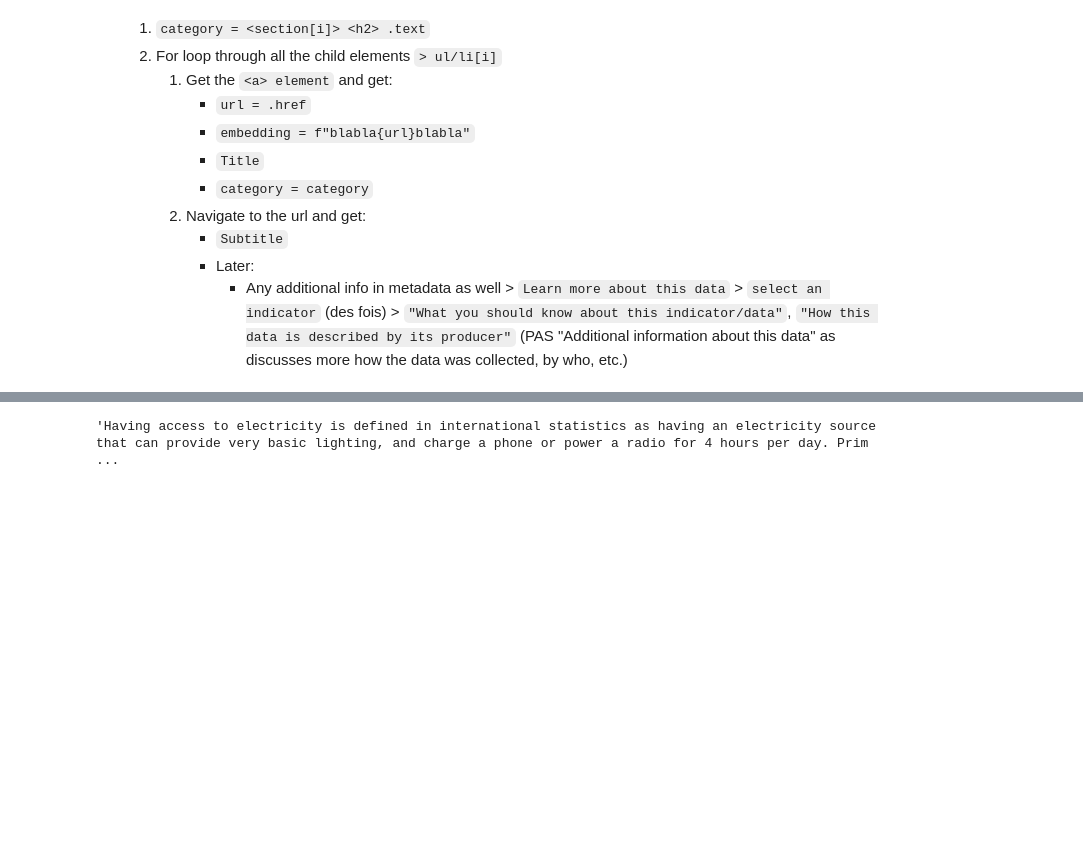
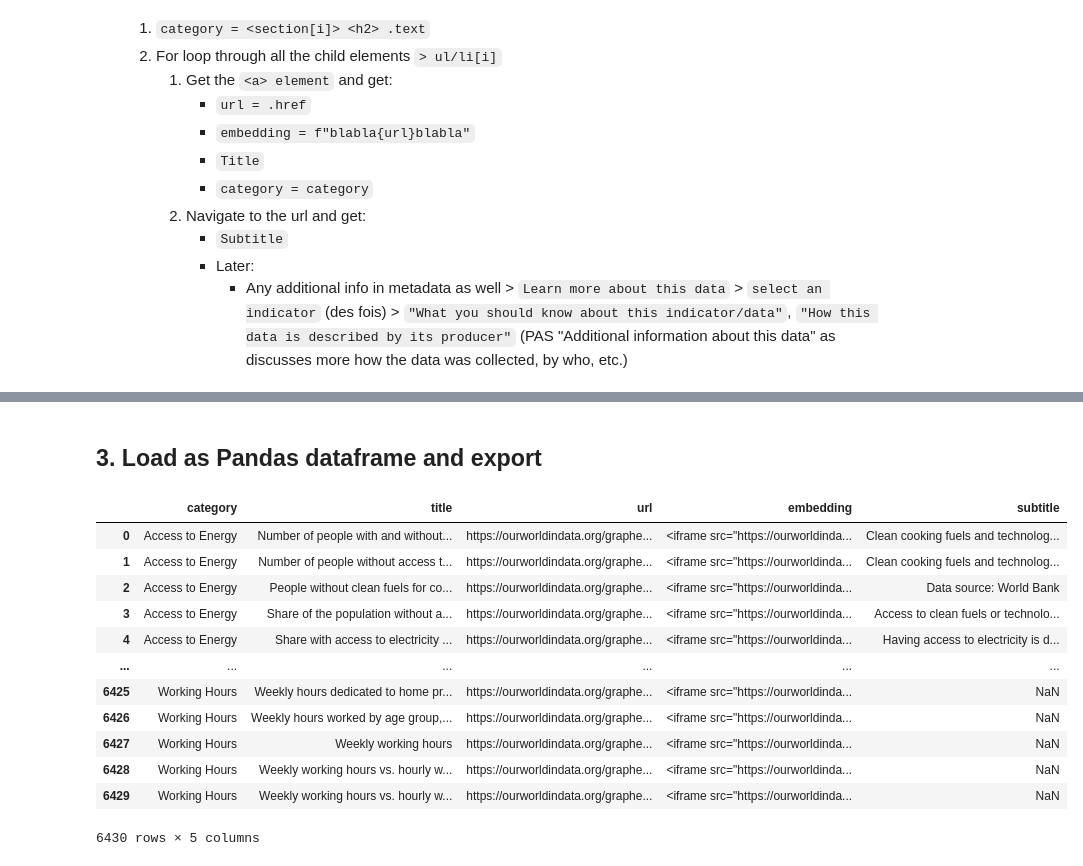
Before and after one commit to dorabijvoet/climate-question-answering, a Jupyter notebook: scraping/scraping_owid.ipynb, the cells around one changed output, grey strips where cells are left out. Saved outputs shown, nothing was run; the diff lists cells and outputs as text; code cells hidden in the pictures; blank space fills up the shorter version.

Commit message:
cleaned up stuff

```diff
--- a/scraping/scraping_owid.ipynb
+++ b/scraping/scraping_owid.ipynb
@@ -170,27 +200,19 @@ charts
-# %%
-from IPython.display import display, Markdown
-
-# Get page
-driver.get("https://ourworldindata.org/charts")
-
-# Find all the charts by their unique class and text within them
-sections = wait.until(EC.presence_of_all_elements_located((By.XPATH, "//section/h2")))
-
-
-section = sections[1]
-category = section.text
-# Find the ul element that is a sibling to the current h2 section
-ul_element = section.find_element(By.XPATH, './following-sibling::ul')
-
-# Find all a elements within the li elements of the ul
-items = ul_element.find_elements(By.XPATH, './/li/a')
-url = items[-1].get_attribute("href")
-embedding = f"""<iframe src="{url}?tab=map" loading="lazy" style="width: 100%; height: 600px; border: 0px none;" allow="web-share; clipboard-write"></iframe>"""
-
-
-driver.get(url)
-
-subtitle_element = wait.until(EC.presence_of_element_located((By.CSS_SELECTOR, "span.markdown-text-wrap")))
-subtitle_element.text.replace("\n", " ")
-# %% [output]
-'Having access to electricity is defined in international statistics as having an electricity source that can provide very basic lighting, and charge a phone or power a radio for 4 hours per day. Prim ...
+# %% [markdown]
+## 3. Load as Pandas dataframe and export
+# %%
+df = pd.DataFrame(charts)
+df
+# %% [output]
+|  | category | title | url | embedding | subtitle |
+| 0 | Access to Energy | Number of people with and without... | https://ourworldindata.org/graphe... | <iframe src="https://ourworldinda... | Clean cooking fuels and technolog... |
+| 1 | Access to Energy | Number of people without access t... | https://ourworldindata.org/graphe... | <iframe src="https://ourworldinda... | Clean cooking fuels and technolog... |
+| 2 | Access to Energy | People without clean fuels for co... | https://ourworldindata.org/graphe... | <iframe src="https://ourworldinda... | Data source: World Bank |
+| 3 | Access to Energy | Share of the population without a... | https://ourworldindata.org/graphe... | <iframe src="https://ourworldinda... | Access to clean fuels or technolo... |
+| 4 | Access to Energy | Share with access to electricity ... | https://ourworldindata.org/graphe... | <iframe src="https://ourworldinda... | Having access to electricity is d... |
+| ... | ... | ... | ... | ... | ... |
+| 6425 | Working Hours | Weekly hours dedicated to home pr... | https://ourworldindata.org/graphe... | <iframe src="https://ourworldinda... | NaN |
+| 6426 | Working Hours | Weekly hours worked by age group,... | https://ourworldindata.org/graphe... | <iframe src="https://ourworldinda... | NaN |
+| 6427 | Working Hours | Weekly working hours | https://ourworldindata.org/graphe... | <iframe src="https://ourworldinda... | NaN |
+| 6428 | Working Hours | Weekly working hours vs. hourly w... | https://ourworldindata.org/graphe... | <iframe src="https://ourworldinda... | NaN |
+| 6429 | Working Hours | Weekly working hours vs. hourly w... | https://ourworldindata.org/graphe... | <iframe src="https://ourworldinda... | NaN |
+6430 rows × 5 columns
```
Also changed, not shown: parts of 5 cells of this notebook, 7 other files.
